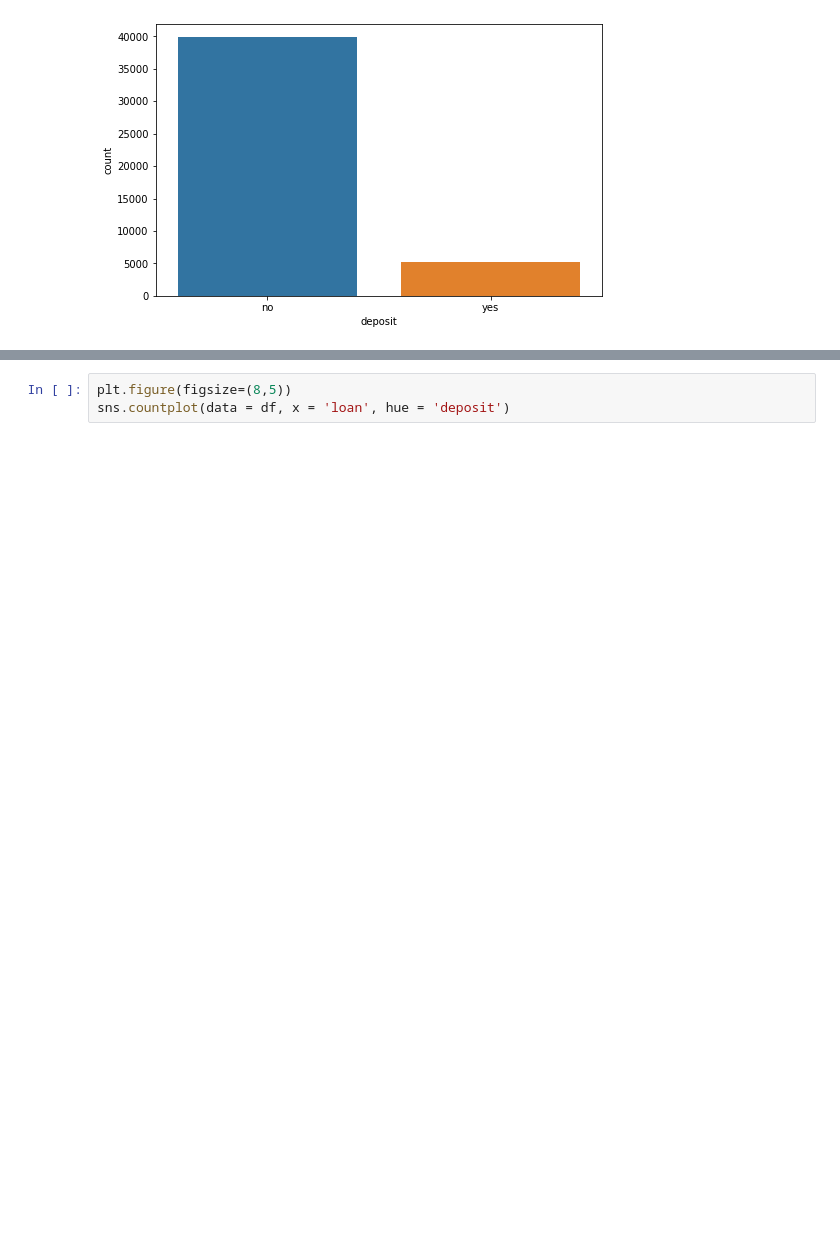
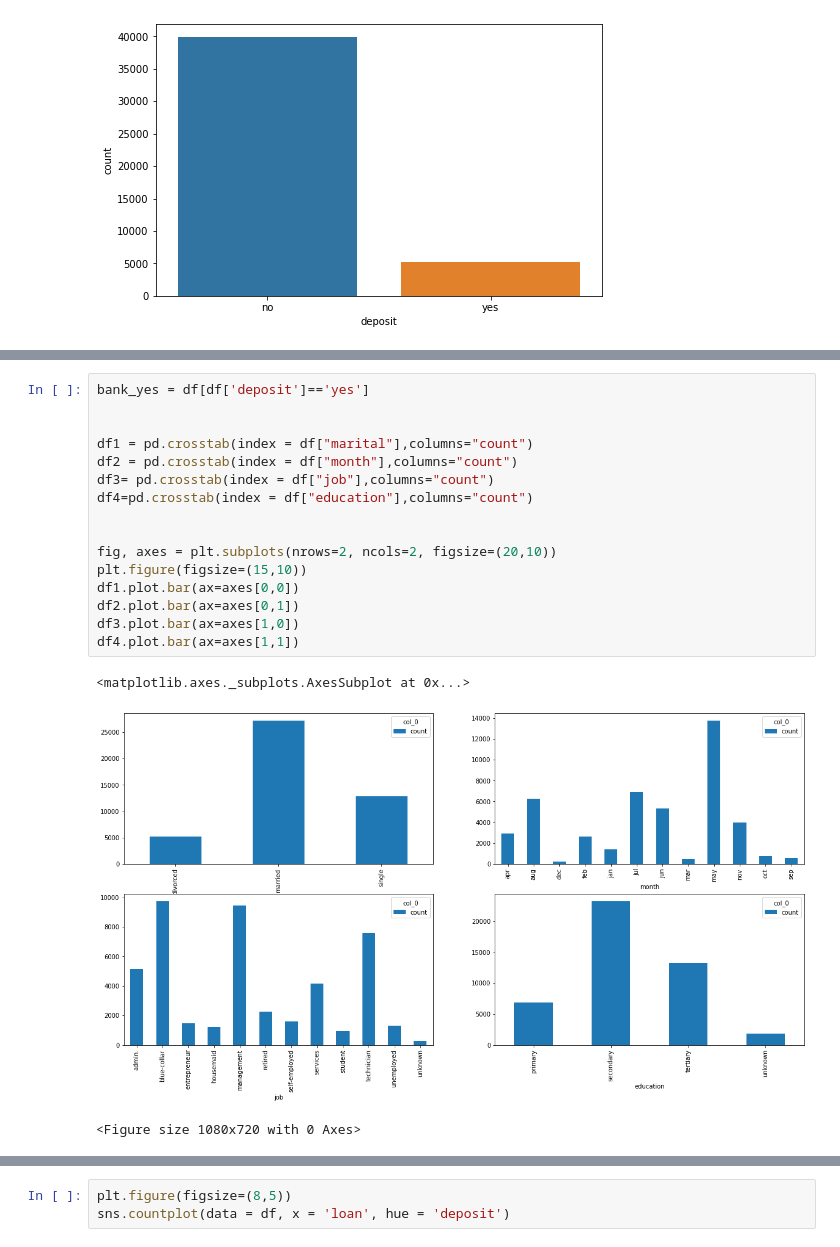
Before and after one commit to hiteshtiwari7/BANK-MARKETING-CAMPAIGN, a Jupyter notebook: BankMarketing.ipynb, the cells around one changed output, grey strips where cells are left out. Cells and saved outputs as stored; diff of their text form; blank space fills up the shorter version.

```diff
--- a/BankMarketing.ipynb
+++ b/BankMarketing.ipynb
@@ -197,0 +207,20 @@ df['balance'].plot(kind='box',figsize=(14,5))
+# %%
+bank_yes = df[df['deposit']=='yes']
+
+
+df1 = pd.crosstab(index = df["marital"],columns="count")
+df2 = pd.crosstab(index = df["month"],columns="count")
+df3= pd.crosstab(index = df["job"],columns="count")
+df4=pd.crosstab(index = df["education"],columns="count")
+
+
+fig, axes = plt.subplots(nrows=2, ncols=2, figsize=(20,10))
+plt.figure(figsize=(15,10))
+df1.plot.bar(ax=axes[0,0])
+df2.plot.bar(ax=axes[0,1])
+df3.plot.bar(ax=axes[1,0])
+df4.plot.bar(ax=axes[1,1])
+# %% [output]
+<matplotlib.axes._subplots.AxesSubplot at 0x...>
+[figure, added]
+<Figure size 1080x720 with 0 Axes>
```
Also changed, not shown: parts of 18 cells of this notebook.
